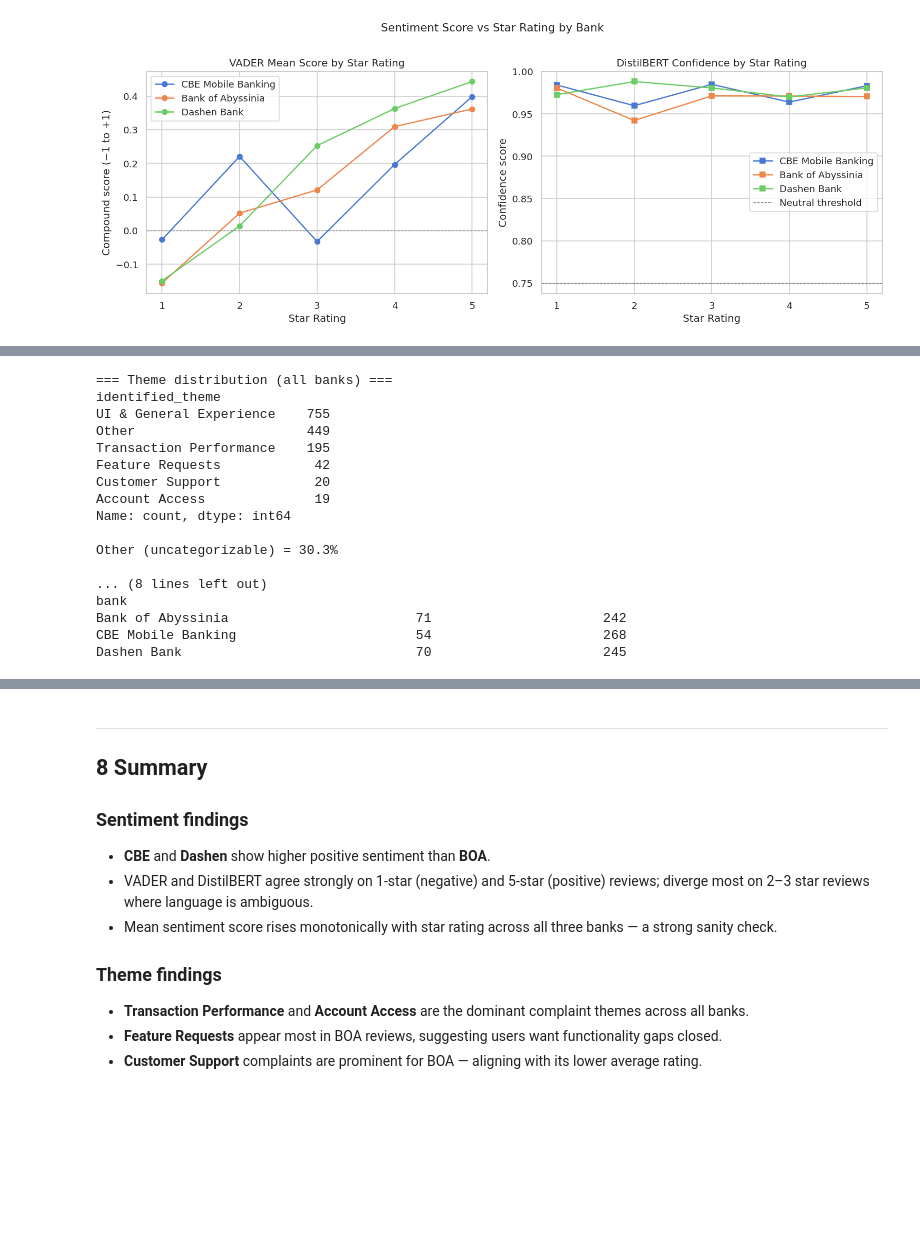
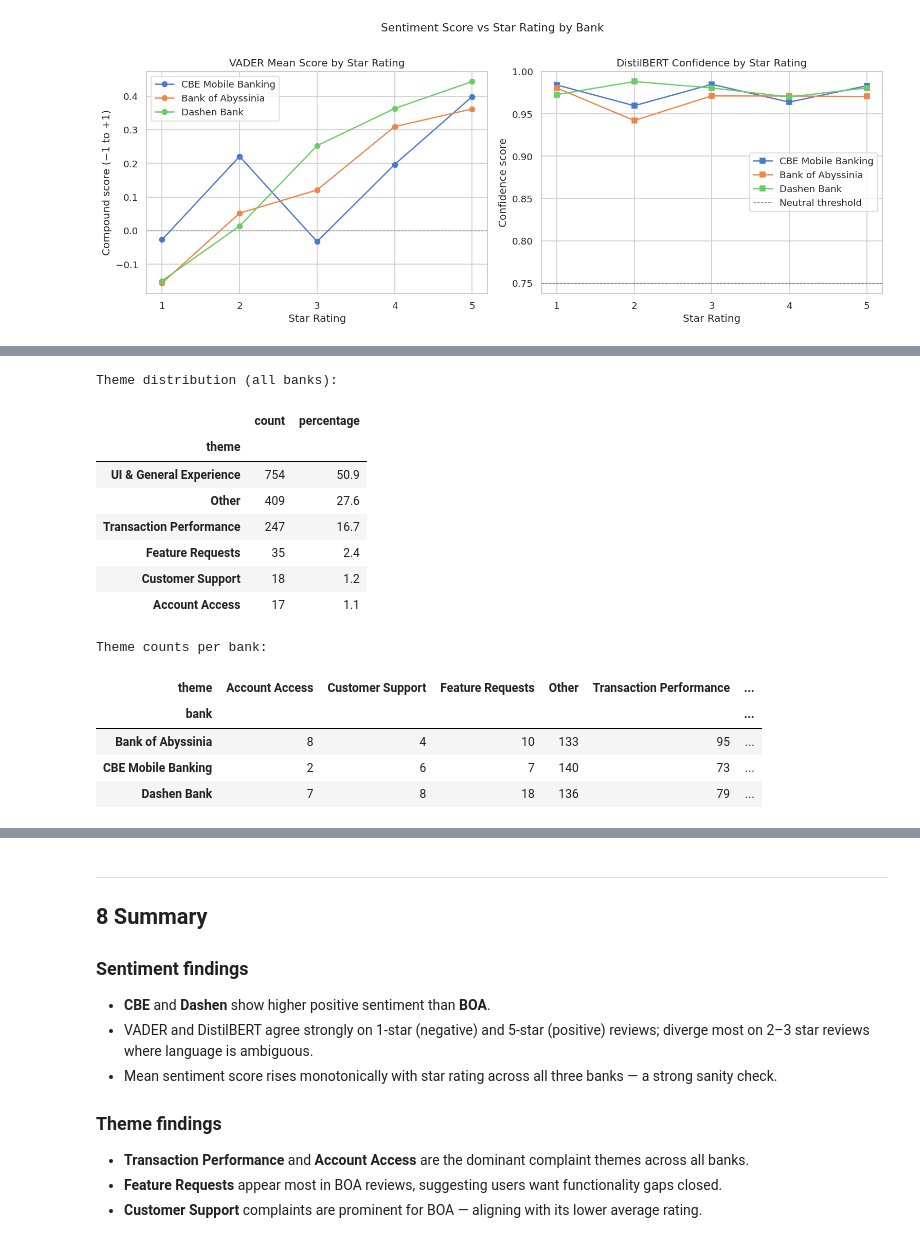
Before and after one commit to KalkidanAsfaw/fintech-review-analytics, a Jupyter notebook: notebooks/sentiment_analysis.ipynb, the cells around one changed output, grey strips where cells are left out. Drawn from its saved outputs; the diff is of its cells as text; code cells hidden in the pictures; blank space fills up the shorter version.

```diff
--- a/notebooks/sentiment_analysis.ipynb
+++ b/notebooks/sentiment_analysis.ipynb
@@ -462,32 +421,40 @@ These cannot be reliably classified by keyword matching without a multilingual m
 # %%
 from src.theme_analyzer import analyze_themes, get_top_keywords
 
-# theme assignment uses processed_text (lemmatized, stopwords removed)
-df = analyze_themes(df, text_col='processed_text')
+df = analyze_themes(df, text_col='review')
 
-print('=== Theme distribution (all banks) ===')
-print(df['identified_theme'].value_counts())
-pct_other = (df['identified_theme'] == 'Other').sum() / len(df) * 100
-print(f'\nOther (uncategorizable) = {pct_other:.1f}%')
+# overall theme distribution
+theme_summary = pd.DataFrame({
+    'count':      df['identified_theme'].value_counts(),
+    'percentage': (df['identified_theme'].value_counts() / len(df) * 100).round(1),
+})
+theme_summary.index.name = 'theme'
+print('Theme distribution (all banks):')
+display(theme_summary)
 
-print('\n=== Themes per bank ===')
-print(df.groupby(['bank', 'identified_theme'])['review_id'].count().unstack(fill_value=0))
+# themes per bank
+print('\nTheme counts per bank:')
+display(
+    df.groupby(['bank', 'identified_theme'])['review_id']
+    .count()
+    .unstack(fill_value=0)
+    .rename_axis('bank')
+    .rename_axis('theme', axis=1)
+)
 # %% [output]
-=== Theme distribution (all banks) ===
-identified_theme
-UI & General Experience    755
-Other                      449
-Transaction Performance    195
-Feature Requests            42
-Customer Support            20
-Account Access              19
-Name: count, dtype: int64
-
-Other (uncategorizable) = 30.3%
-
-... (8 lines left out)
-bank
-Bank of Abyssinia                        71                      242
-CBE Mobile Banking                       54                      268
-Dashen Bank                              70                      245
+Theme distribution (all banks):
+|  | count | percentage |
+| theme |  |  |
+| UI & General Experience | 754 | 50.9 |
+| Other | 409 | 27.6 |
+| Transaction Performance | 247 | 16.7 |
+| Feature Requests | 35 | 2.4 |
+| Customer Support | 18 | 1.2 |
+| Account Access | 17 | 1.1 |
+Theme counts per bank:
+| theme | Account Access | Customer Support | Feature Requests | Other | Transaction Performance | ... |
+| bank |  |  |  |  |  | ... |
+| Bank of Abyssinia | 8 | 4 | 10 | 133 | 95 | ... |
+| CBE Mobile Banking | 2 | 6 | 7 | 140 | 73 | ... |
+| Dashen Bank | 7 | 8 | 18 | 136 | 79 | ... |
 # %%
```
Also changed, not shown: parts of 17 cells of this notebook.
